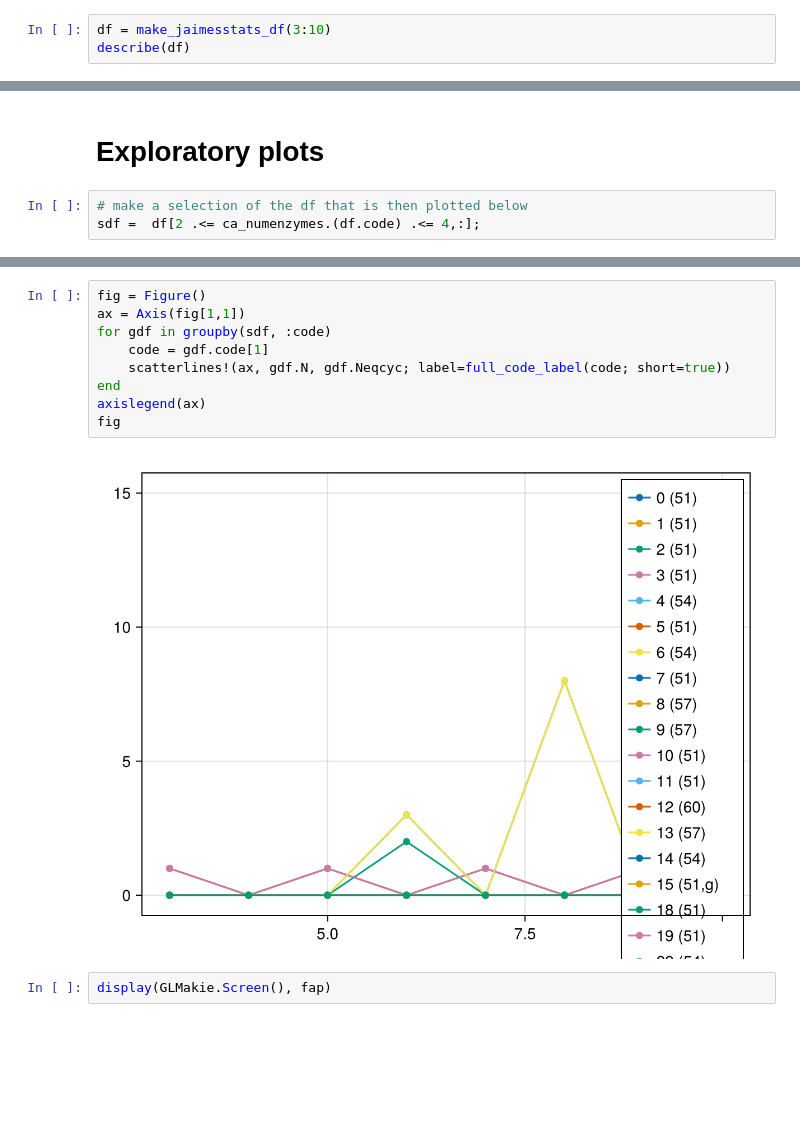
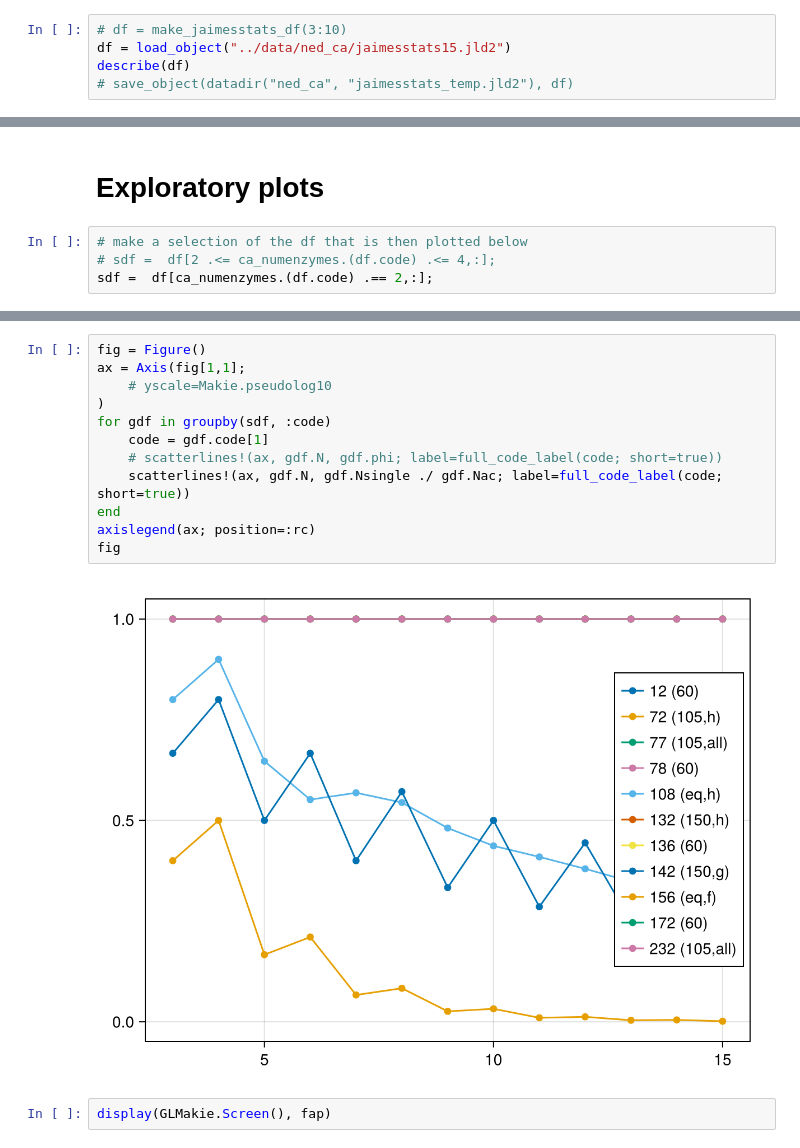
Before and after one commit to kockahonza/TopoStoch, a Jupyter notebook: notebooks/ned_ca_jaimesstats.ipynb, the cells around one changed output, grey strips where cells are left out. Cells and saved outputs as stored; diff of their text form; blank space fills up the shorter version.

```diff
--- a/notebooks/ned_ca_jaimesstats.ipynb
+++ b/notebooks/ned_ca_jaimesstats.ipynb
@@ -6,8 +8,10 @@ using CairoMakie
 # %% [markdown]
 # Build/load the df
 # %%
-df = make_jaimesstats_df(3:10)
+# df = make_jaimesstats_df(3:10)
+df = load_object("../data/ned_ca/jaimesstats15.jld2")
 describe(df)
+# save_object(datadir("ned_ca", "jaimesstats_temp.jld2"), df)
 # %% [output]
 22×7 DataFrame
 | Row | variable | mean | min | median | max | nmissing | eltype |
@@ -32,7 +36,8 @@ describe(df)
 # Exploratory plots
 # %%
 # make a selection of the df that is then plotted below
-sdf =  df[2 .<= ca_numenzymes.(df.code) .<= 4,:];
+# sdf =  df[2 .<= ca_numenzymes.(df.code) .<= 4,:];
+sdf =  df[ca_numenzymes.(df.code) .== 2,:];
 # %%
 codes = unique(sdf.code)
 code_i = map(c->findfirst(x->x==c, codes), sdf.code)
@@ -55,14 +60,17 @@ fig
 # %%
 fig = Figure()
-ax = Axis(fig[1,1])
+ax = Axis(fig[1,1];
+    # yscale=Makie.pseudolog10
+)
 for gdf in groupby(sdf, :code)
     code = gdf.code[1]
-    scatterlines!(ax, gdf.N, gdf.Neqcyc; label=full_code_label(code; short=true))
+    # scatterlines!(ax, gdf.N, gdf.phi; label=full_code_label(code; short=true))
+    scatterlines!(ax, gdf.N, gdf.Nsingle ./ gdf.Nac; label=full_code_label(code; short=true))
 end
-axislegend(ax)
+axislegend(ax; position=:rc)
 fig
 # %% [output]
-[figure, old version]
+[figure, new version]
 # %%
 display(GLMakie.Screen(), fap)
 # %% [output]
```
Also changed, not shown: parts of 4 cells of this notebook, 1 other file.
